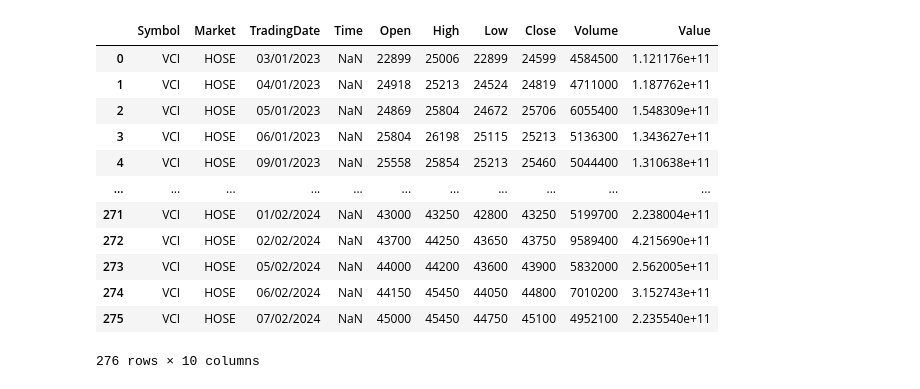
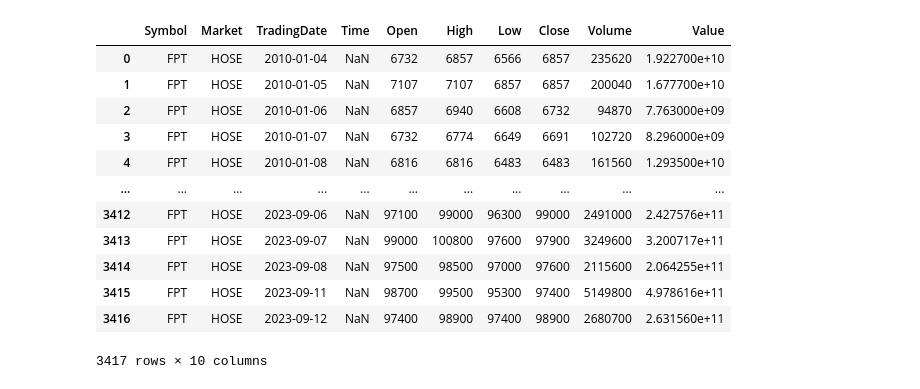
Before and after one commit to nghiado905/MyProject, a Jupyter notebook: Fintech/Strategy/fpt_strategy.ipynb, the cells around one changed output. Drawn from its saved outputs; the diff is of its cells as text; code cells hidden in the pictures.

```diff
--- a/Fintech/Strategy/fpt_strategy.ipynb
+++ b/Fintech/Strategy/fpt_strategy.ipynb
@@ -12,20 +5,20 @@ WARNING:tensorflow:From c:\Users\Windows\AppData\Local\Programs\Python\Python310
 # %%
-df = pd.read_excel('./VCI.xlsx')
+df = pd.read_excel('./FPT.xlsx')
 df
 # %% [output]
 |  | Symbol | Market | TradingDate | Time | Open | High | Low | Close | Volume | Value |
-| 0 | VCI | HOSE | 03/01/2023 | NaN | 22899 | 25006 | 22899 | 24599 | 4584500 | 1.121176e+11 |
-| 1 | VCI | HOSE | 04/01/2023 | NaN | 24918 | 25213 | 24524 | 24819 | 4711000 | 1.187762e+11 |
-| 2 | VCI | HOSE | 05/01/2023 | NaN | 24869 | 25804 | 24672 | 25706 | 6055400 | 1.548309e+11 |
-| 3 | VCI | HOSE | 06/01/2023 | NaN | 25804 | 26198 | 25115 | 25213 | 5136300 | 1.343627e+11 |
-| 4 | VCI | HOSE | 09/01/2023 | NaN | 25558 | 25854 | 25213 | 25460 | 5044400 | 1.310638e+11 |
+| 0 | FPT | HOSE | 2010-01-04 | NaN | 6732 | 6857 | 6566 | 6857 | 235620 | 1.922700e+10 |
+| 1 | FPT | HOSE | 2010-01-05 | NaN | 7107 | 7107 | 6857 | 6857 | 200040 | 1.677700e+10 |
+| 2 | FPT | HOSE | 2010-01-06 | NaN | 6857 | 6940 | 6608 | 6732 | 94870 | 7.763000e+09 |
+| 3 | FPT | HOSE | 2010-01-07 | NaN | 6732 | 6774 | 6649 | 6691 | 102720 | 8.296000e+09 |
+| 4 | FPT | HOSE | 2010-01-08 | NaN | 6816 | 6816 | 6483 | 6483 | 161560 | 1.293500e+10 |
 | ... | ... | ... | ... | ... | ... | ... | ... | ... | ... | ... |
-| 271 | VCI | HOSE | 01/02/2024 | NaN | 43000 | 43250 | 42800 | 43250 | 5199700 | 2.238004e+11 |
-| 272 | VCI | HOSE | 02/02/2024 | NaN | 43700 | 44250 | 43650 | 43750 | 9589400 | 4.215690e+11 |
-| 273 | VCI | HOSE | 05/02/2024 | NaN | 44000 | 44200 | 43600 | 43900 | 5832000 | 2.562005e+11 |
-| 274 | VCI | HOSE | 06/02/2024 | NaN | 44150 | 45450 | 44050 | 44800 | 7010200 | 3.152743e+11 |
-| 275 | VCI | HOSE | 07/02/2024 | NaN | 45000 | 45450 | 44750 | 45100 | 4952100 | 2.235540e+11 |
+| 3412 | FPT | HOSE | 2023-09-06 | NaN | 97100 | 99000 | 96300 | 99000 | 2491000 | 2.427576e+11 |
+| 3413 | FPT | HOSE | 2023-09-07 | NaN | 99000 | 100800 | 97600 | 97900 | 3249600 | 3.200717e+11 |
+| 3414 | FPT | HOSE | 2023-09-08 | NaN | 97500 | 98500 | 97000 | 97600 | 2115600 | 2.064255e+11 |
+| 3415 | FPT | HOSE | 2023-09-11 | NaN | 98700 | 99500 | 95300 | 97400 | 5149800 | 4.978616e+11 |
+| 3416 | FPT | HOSE | 2023-09-12 | NaN | 97400 | 98900 | 97400 | 98900 | 2680700 | 2.631560e+11 |
-276 rows × 10 columns
+3417 rows × 10 columns
 # %%
 
 df = df.drop(['Symbol','Time','TradingDate','Market'],axis=1)
```
Also changed, not shown: parts of 31 cells of this notebook, 2 other files.
